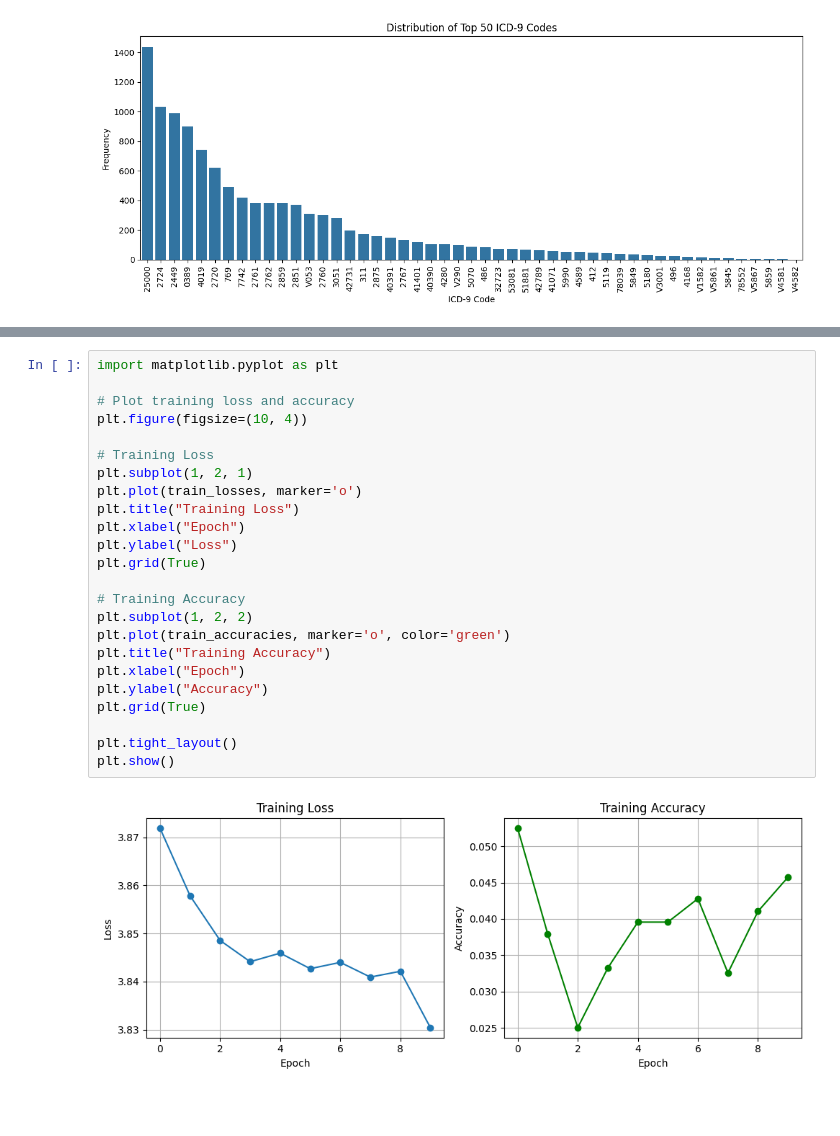
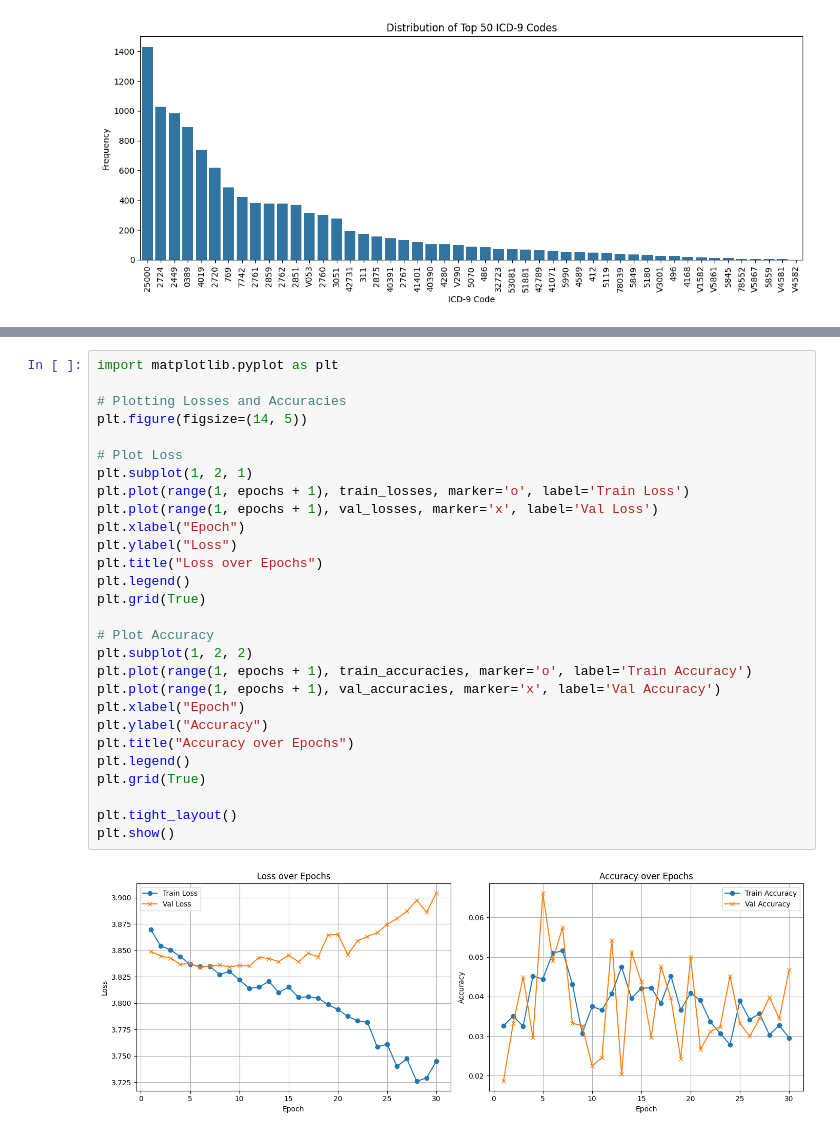
Before and after one commit to amarqez/BD4H, a Jupyter notebook: Vectorize & Train.ipynb, the cells around one changed output, grey strips where cells are left out. Saved outputs shown, nothing was run; the diff lists cells and outputs as text; blank space fills up the shorter version.

Commit message:
finalized data preprocessing and modeling training

```diff
--- a/Vectorize & Train.ipynb
+++ b/Vectorize & Train.ipynb
@@ -295,29 +357,33 @@ BiLSTMClassifier(
 # %%
 import matplotlib.pyplot as plt
 
-# Plot training loss and accuracy
-plt.figure(figsize=(10, 4))
+# Plotting Losses and Accuracies
+plt.figure(figsize=(14, 5))
 
-# Training Loss
+# Plot Loss
 plt.subplot(1, 2, 1)
-plt.plot(train_losses, marker='o')
-plt.title("Training Loss")
+plt.plot(range(1, epochs + 1), train_losses, marker='o', label='Train Loss')
+plt.plot(range(1, epochs + 1), val_losses, marker='x', label='Val Loss')
 plt.xlabel("Epoch")
 plt.ylabel("Loss")
+plt.title("Loss over Epochs")
+plt.legend()
 plt.grid(True)
 
-# Training Accuracy
+# Plot Accuracy
 plt.subplot(1, 2, 2)
-plt.plot(train_accuracies, marker='o', color='green')
-plt.title("Training Accuracy")
+plt.plot(range(1, epochs + 1), train_accuracies, marker='o', label='Train Accuracy')
+plt.plot(range(1, epochs + 1), val_accuracies, marker='x', label='Val Accuracy')
 plt.xlabel("Epoch")
 plt.ylabel("Accuracy")
+plt.title("Accuracy over Epochs")
+plt.legend()
 plt.grid(True)
 
 plt.tight_layout()
 plt.show()
 # %% [output]
-[figure, old version]
+[figure, new version]
 # %%
 from sklearn.metrics import (
     classification_report, confusion_matrix, f1_score,
```
Also changed, not shown: parts of 25 cells of this notebook, 1 other file.
